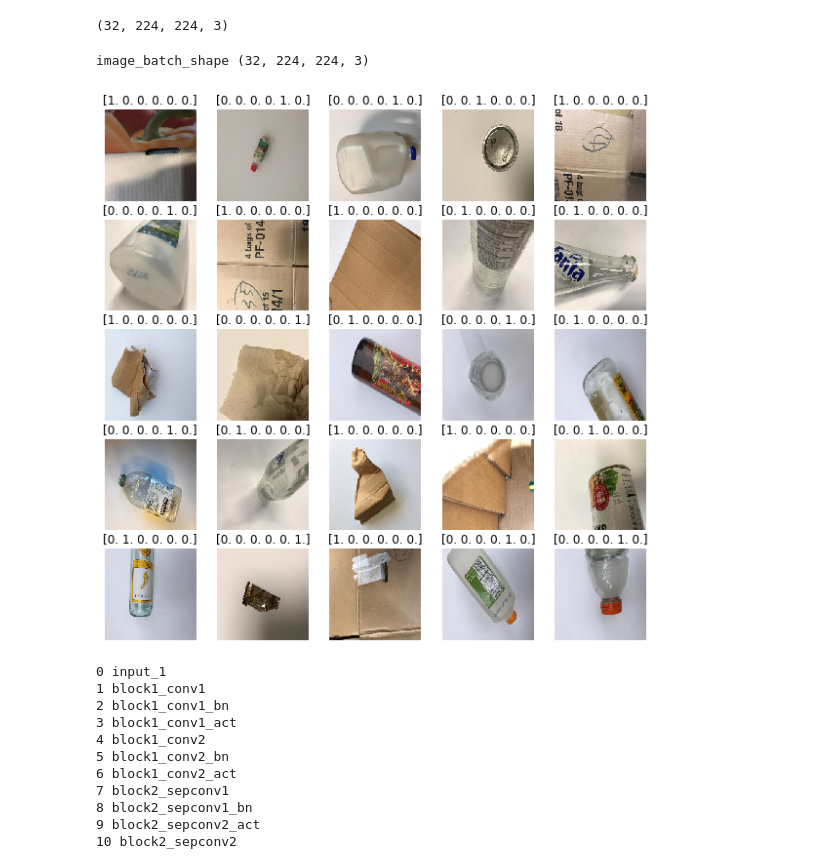
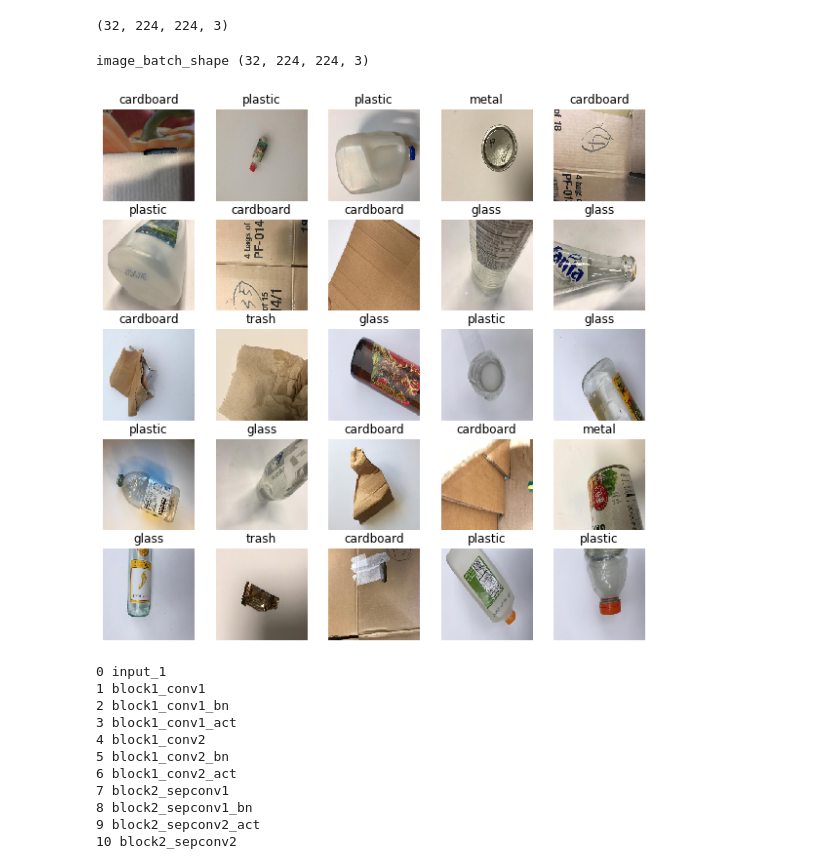
Before and after one commit to nandini-sundar/cs230-waste-classification-and-detection, a Jupyter notebook: keras_trashnet.ipynb, the cells around one changed output. Drawn from its saved outputs; the diff is of its cells as text; code cells hidden in the pictures.

Commit message:
Converting one hot encoding to labels. Added basic logging.

```diff
--- a/keras_trashnet.ipynb
+++ b/keras_trashnet.ipynb
@@ -72,15 +78,18 @@ def plot_color_image(image):
 # %%
 AUTOTUNE = tf.data.experimental.AUTOTUNE
 # %%
-def show_batch(image_batch, label_batch):
+def show_batch(image_batch, label_batch, class_indices):
     print("image_batch_shape {}".format(image_batch.shape))
     plt.figure(figsize=(10,10))
     for n in range(25):
         ax = plt.subplot(5,5,n+1)
+        label_indices = np.argmax(label_batch[n])
+
+        #Flip the dictionary from class_indices to indices_class
+        indices_class = dict((v,k) for k, v in class_indices.items())
         plt.imshow(image_batch[n])
         plt.title(label_batch[n])
-        #plt.title(CLASS_NAMES[np.argmax(label_batch[n])])
-        #plt.title(CLASS_NAMES[label_batch[n]==1][0].title())
+        plt.title(indices_class.get(label_indices))
         plt.axis('off')
 # %%
 def show_batch_grayscale(image_batch, label_batch):
@@ -241,11 +232,11 @@ image_batch.shape
 # %%
 # train_data_gen.classes
 # %%
-show_batch(image_batch, label_batch)
+show_batch(image_batch, label_batch, train_generator.class_indices)
 #TODO: Convert ONE-HOT Labels back to category labels
 # %% [output]
 image_batch_shape (32, 224, 224, 3)
-[figure, old version]
+[figure, new version]
 # %%
 base_model = keras.applications.xception.Xception(weights='imagenet',
                                                  include_top = False)
```
Also changed, not shown: parts of 10 cells of this notebook.
